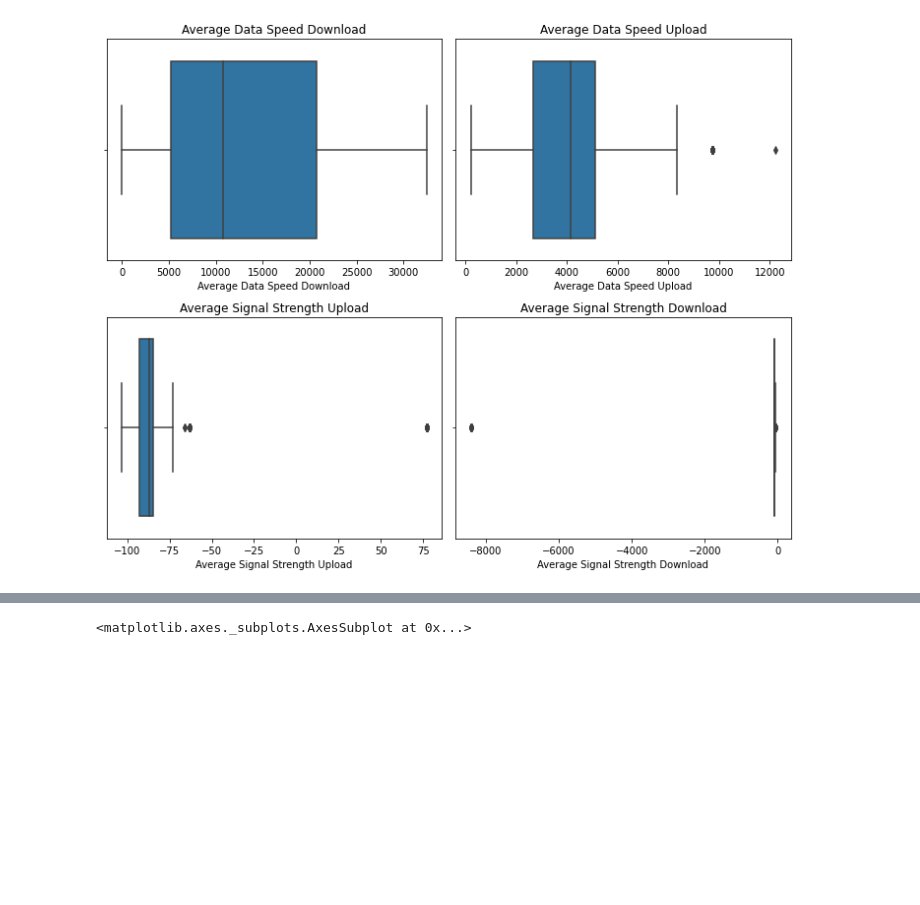
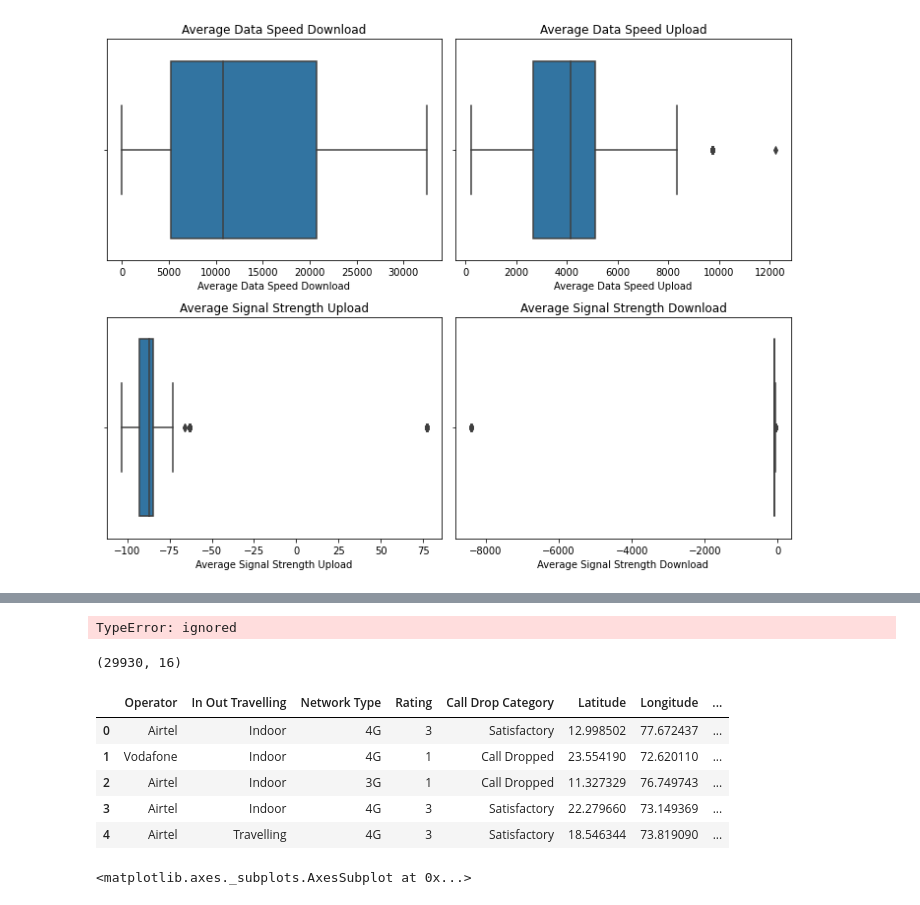
Before and after one commit to llohar/Project_6, a Jupyter notebook: Project6_soln.ipynb, the cells around one changed output, grey strips where cells are left out. Saved outputs shown, nothing was run; the diff lists cells and outputs as text; code cells hidden in the pictures; blank space fills up the shorter version.

```diff
--- a/Project6_soln.ipynb
+++ b/Project6_soln.ipynb
@@ -168,3 +179,20 @@ plt.tight_layout()
+# %%
+data_out = data[~((data < (Q1 - 5* IQR)) |(data > (Q3 + 5 * IQR))).any(axis=1)]
+# %% [output]
+TypeError: ignored
+# %%
+data_out.shape
+# %% [output]
+(29930, 16)
+# %%
+data_out.head()
+# %% [output]
+|  | Operator | In Out Travelling | Network Type | Rating | Call Drop Category | Latitude | Longitude | ... |
+| 0 | Airtel | Indoor | 4G | 3 | Satisfactory | 12.998502 | 77.672437 | ... |
+| 1 | Vodafone | Indoor | 4G | 1 | Call Dropped | 23.554190 | 72.620110 | ... |
+| 2 | Airtel | Indoor | 3G | 1 | Call Dropped | 11.327329 | 76.749743 | ... |
+| 3 | Airtel | Indoor | 4G | 3 | Satisfactory | 22.279660 | 73.149369 | ... |
+| 4 | Airtel | Travelling | 4G | 3 | Satisfactory | 18.546344 | 73.819090 | ... |
 # %%
 sns.scatterplot(x=data['Longitude'],y=data['Latitude'],hue=data['Operator'])
 # %% [output]
```
Also changed, not shown: parts of 24 cells of this notebook.
